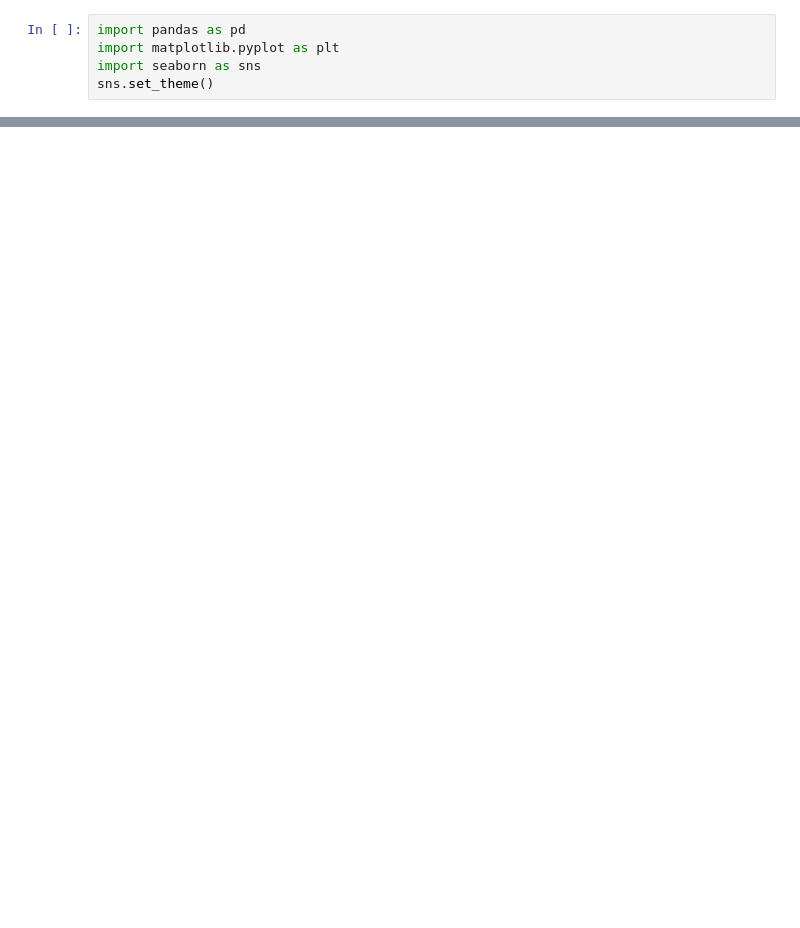
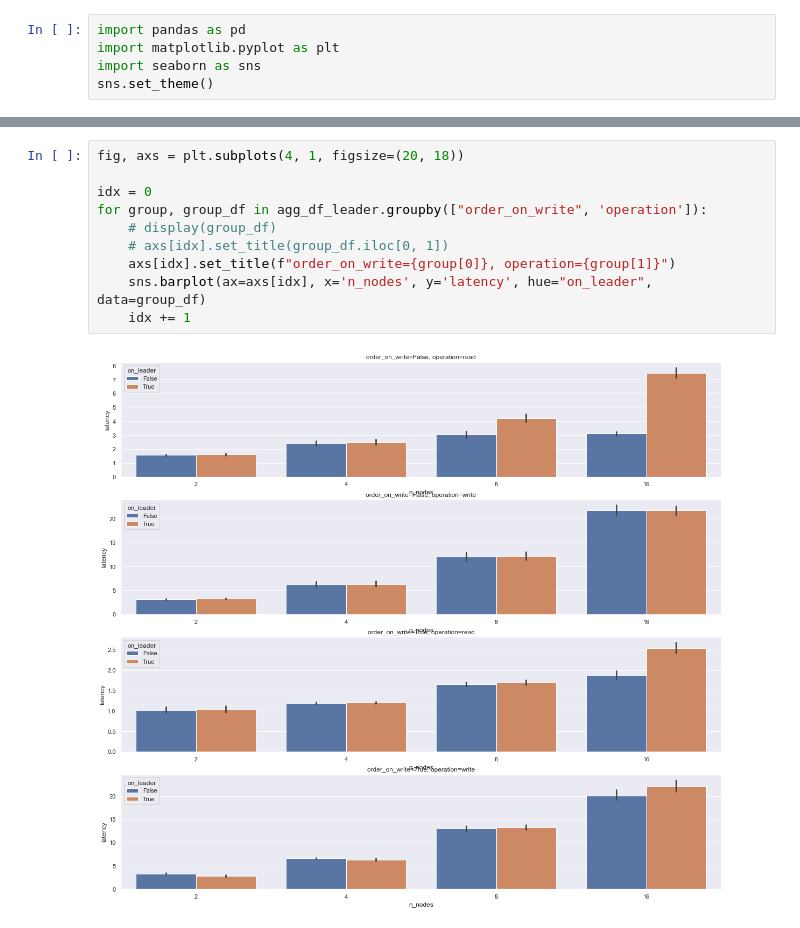
Before and after one commit to tomwassing/mango-db, a Jupyter notebook: experiments/data.ipynb, the cells around one changed output, grey strips where cells are left out. Drawn from its saved outputs; the diff is of its cells as text; blank space fills up the shorter version.

```diff
--- a/experiments/data.ipynb
+++ b/experiments/data.ipynb
@@ -121 +50,13 @@ None
+# %%
+fig, axs = plt.subplots(4, 1, figsize=(20, 18))
+
+idx = 0
+for group, group_df in agg_df_leader.groupby(["order_on_write", 'operation']):
+    # display(group_df)
+    # axs[idx].set_title(group_df.iloc[0, 1])
+    axs[idx].set_title(f"order_on_write={group[0]}, operation={group[1]}")
+    sns.barplot(ax=axs[idx], x='n_nodes', y='latency', hue="on_leader", data=group_df)
+    idx += 1
+# %% [output]
+[figure, added]
 # %%
```
Also changed, not shown: parts of 7 cells of this notebook, 5 other files.
